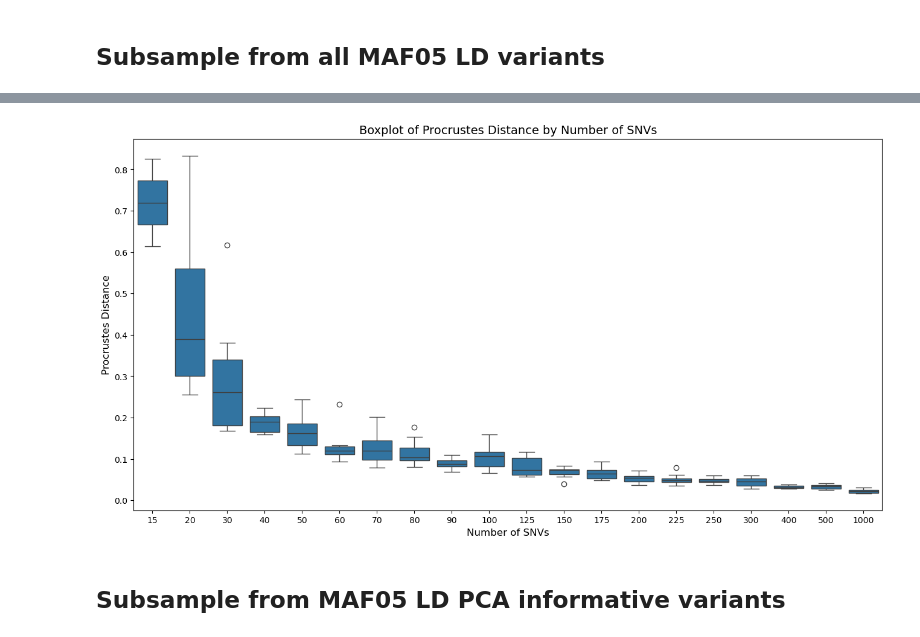
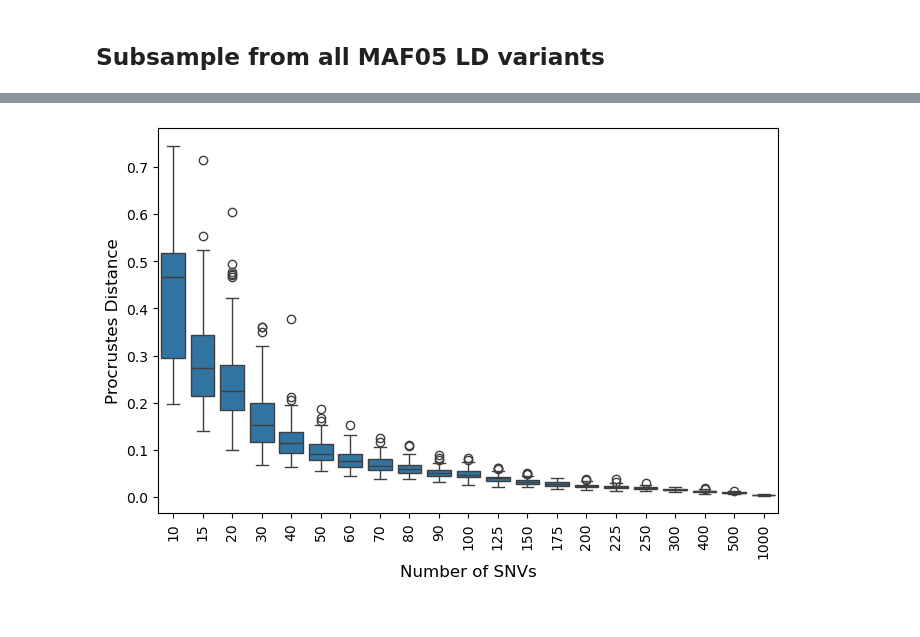
Before and after one commit to nealplatt/schisto_aim_panel, a Jupyter notebook: code/aim_panel_development.ipynb, the cells around one changed output, grey strips where cells are left out. Cells and saved outputs as stored; diff of their text form; code cells hidden in the pictures.

Commit message:
procrustes figure, need to calc fst and pi

```diff
--- a/code/aim_panel_development.ipynb
+++ b/code/aim_panel_development.ipynb
@@ -388,13 +404,6 @@ replicates = 100
 
 # Loop over PCA types
 for pca_type in ["all", "inf"]:
-    # Load target SNV list
-    if pca_type == "all":
-        target_df = all_snvs_df.copy()
-    elif pca_type == "inf":
-        target_df = pd.read_csv(f"{results_dir}/pca/top_variants.list")
-    else:
-        raise ValueError(f"Invalid PCA type: {pca_type}")
 
     # Loop over target SNV counts and replicates
     for n_snvs in target_n_snvs:
@@ -411,7 +420,7 @@ for pca_type in ["all", "inf"]:
 
             # Sample SNVs
             random_seed = np.random.randint(0, 99999)
-            sampled_snvs = target_df["ID"].sample(n=n_snvs, random_state=random_seed)
+            sampled_snvs = all_snvs_df["ID"].sample(n=n_snvs, random_state=random_seed)
             sampled_snvs.to_csv(output_snv_list, index=False, header=False)
 
             # Build SGE shell script
@@ -487,7 +484,10 @@ procrustes_distances=[]
 all_snvs_df = pd.read_csv(f"{results_dir}/pca/pca_df.csv", sep=",")
 failed = "failed.pca.log"
 
-for snv_type in ["all", "inf"]:
+with open(failed, 'a') as out:
+    out.write(f"snv_type,n_snvs,rep")
+
+for snv_type in ["all"]:
     for n_snvs in target_n_snvs:
         for rep in list(range(0, replicates)):
             try:
@@ -518,13 +518,13 @@ for snv_type in ["all", "inf"]:
 
                 # Original Scatter Plots
                 axs[0].scatter(X[:, 0], X[:, 1], label=f"WG", color='blue', alpha=0.5, edgecolor="black", linewidth=0.5)
-                axs[0].scatter(Y[:, 0], Y[:, 1], label=f"Sub", color='red', alpha=0.5, edgecolor="black", linewidth=0.5)
+                axs[0].scatter(Y[:, 0], Y[:, 1], label=f"n={n_snvs}, rep={rep}", color='red', alpha=0.5, edgecolor="black", linewidth=0.5)
                 axs[0].set_title("Original Scatter Plots")
                 axs[0].legend()
 
                 # Aligned Scatter Plots after Procrustes transformation
                 axs[1].scatter(m1[:, 0], m1[:, 1], label=f"WG", color='blue', alpha=0.5, edgecolor="black", linewidth=0.5)
-                axs[1].scatter(m2[:, 0], m2[:, 1], label=f"Sub", color='red', alpha=0.5, edgecolor="black", linewidth=0.5)
+                axs[1].scatter(m2[:, 0], m2[:, 1], label=f"n={n_snvs}, rep={rep}", color='red', alpha=0.5, edgecolor="black", linewidth=0.5)
                 axs[1].set_title("Procrustes Aligned Scatter Plots")
                 axs[1].legend()
 
@@ -535,7 +535,7 @@ for snv_type in ["all", "inf"]:
 
             except:
                 with open(failed, 'a') as out:
-                    out.write(f"{snv_type},{n_snvs},{n_rep}")
+                    out.write(f"{snv_type},{n_snvs},{rep}")
 
 # Convert results to a DataFrame and save
 procrustes_df = pd.DataFrame(procrustes_distances, columns=["snv_type", "n_snvs", "replicate", "procrustes_distance"])
@@ -629,19 +559,25 @@ for pca_type in ["all", "inf"]:
 # %%
 import matplotlib.pyplot as plt
 import seaborn as sns
 
 # Create a boxplot grouped by 'n_snvs' using 'procrustes_distance' as values
-plt.figure(figsize=(16, 8))
-sns.boxplot(x="n_snvs", y="procrustes_distance", data=procrustes_df)
+plt.figure(figsize=(8, 5))
+sns.boxplot(x="n_snvs", y="procrustes_distance", data=procrustes_df.loc[procrustes_df["n_snvs"]>=10])
 
 # Set labels and title
 plt.xlabel("Number of SNVs", fontsize=12)
+plt.xticks(rotation=90)
 plt.ylabel("Procrustes Distance", fontsize=12)
-plt.title("Boxplot of Procrustes Distance by Number of SNVs", fontsize=14)
+#plt.title("Boxplot of Procrustes Distance by Number of SNVs", fontsize=14)
+
+# Adjust layout
+# plt.tight_layout()
+
+# Save the figure
+plt.savefig(f"all.procrustes.png", facecolor="white", dpi=600, bbox_inches="tight")
+plt.savefig(f"all.procrustes.svg")
 
 # Show the plot
 plt.show()
 # %% [output]
-[figure, old version]
+[figure, new version]
-# %% [markdown]
-## Subsample from MAF05 LD PCA informative variants
```
Also changed, not shown: parts of 12 cells of this notebook.
